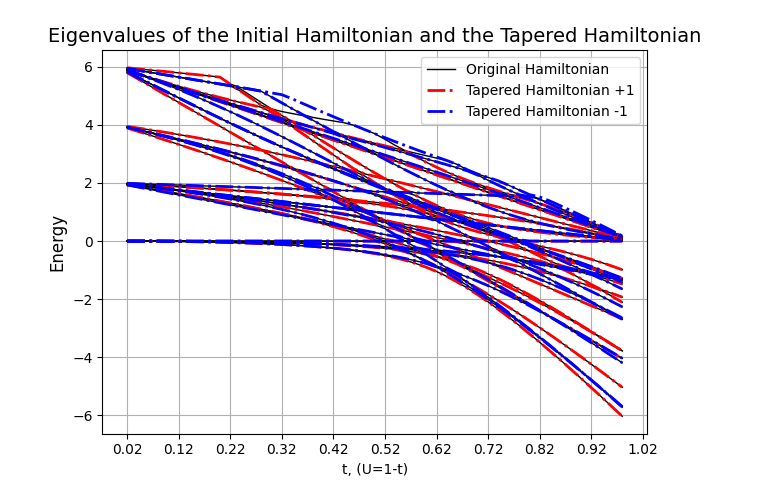
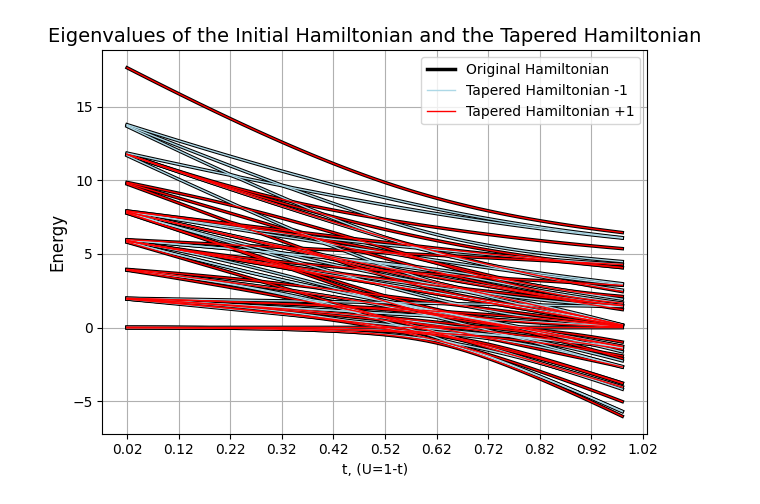
Before and after one commit to qismib/bisqt, a Jupyter notebook: notebooks/Eigenvalues_Original_Tapered_Hamiltonians.ipynb, the cells around one changed output. Saved outputs shown, nothing was run; the diff lists cells and outputs as text; code cells hidden in the pictures.

Commit message:
Eigevalues Original adn Tapered Hamiltonians

```diff
--- a/notebooks/Eigenvalues_Original_Tapered_Hamiltonians.ipynb
+++ b/notebooks/Eigenvalues_Original_Tapered_Hamiltonians.ipynb
@@ -52,9 +52,9 @@ for u in Us:
 
     H_eigvals_array = eigvals(H_q_matrix)
 
-    H_eigvals_const = sorted([e for e in H_eigvals_array if e <7]) #original Hamiltonian eigenvalues selection
+    eigs_H = sorted(H_eigvals_array) #original Hamiltonian eigenvalues selection
 
-    H_eigvals.append(H_eigvals_const)
+    H_eigvals.append(eigs_H)
 
     #tapering
     H = PauliwordOp.from_qiskit(H_q)
@@ -69,9 +69,9 @@ for u in Us:
     H_tap_p_sparse_array =  H_tap_p_sparse_matrix.toarray()
 
     H_tap_p_eigvals = eigvals(H_tap_p_sparse_array) #eigenvalues tapered Hamiltonian using +1
-    eigs_const_pos = sorted([e for e in H_tap_p_eigvals if e <7])#+1  tapered Hamiltonian eigenvalues selection
+    eigs_pos = sorted( H_tap_p_eigvals)#+1  tapered Hamiltonian eigenvalues selection
 
-    H_tap_pos_eigvals.append(eigs_const_pos)
+    H_tap_pos_eigvals.append(eigs_pos)
 
     sec_array = [-1]
     H_tap_n= taper_hamiltonian.taper_it(sector=sec_array)
@@ -80,9 +80,9 @@ for u in Us:
     H_tap_n_sparse_array =  H_tap_n_sparse_matrix.toarray()
 
     H_tap_n_eigvals = eigvals(H_tap_n_sparse_array)#eigenvalues tapered Hamiltonian using -1
-    eigs_const_neg = sorted([e for e in H_tap_n_eigvals if e <7])#-1  tapered Hamiltonian eigenvalues selection
+    eigs_neg = sorted( H_tap_n_eigvals)#-1  tapered Hamiltonian eigenvalues selection
 
-    H_tap_neg_eigvals.append(eigs_const_neg)
+    H_tap_neg_eigvals.append(eigs_neg)
 # %%
 
 x_values = Us
@@ -91,39 +91,44 @@ y_values_p = np.real(H_tap_pos_eigvals)
 y_values_n = np.real(H_tap_neg_eigvals)
 
 
 import matplotlib.pyplot as plt
 
 # Plot original Hamiltonian eigenvalues
 for j in range(len(y_values[0])):
     x_points = x_values
     y_points = [y_values[i][j] for i in range(len(x_values))]
-    plt.plot(x_points, y_points, label='Original Hamiltonian' if j == 0 else '', color='black', linewidth=1)
+    plt.plot(x_points, y_points, label='Original Hamiltonian' if j == 0 else '', color='black', linewidth=2.5)
+
+
+# Plot -1  tapered Hamiltonian eigenvalues
+for j in range(len(y_values_n[0])):
+    x_points = x_values
+    y_points = [y_values_n[i][j] for i in range(len(x_values))]
+    plt.plot(x_points, y_points, label='Tapered Hamiltonian -1' if j == 0 else '', color='lightblue', linewidth=1)
+
+
 
 # Plot +1 tapered Hamiltonian eigenvalues
 for j in range(len(y_values_p[0])):
     x_points = x_values
     y_points = [y_values_p[i][j] for i in range(len(x_values))]
-    plt.plot(x_points, y_points, label='Tapered Hamiltonian +1' if j == 0 else '', linestyle='-.',color='red', linewidth=2)
+    plt.plot(x_points, y_points, label='Tapered Hamiltonian +1' if j == 0 else '',color='red', linewidth=1)
 
-# Plot -1  tapered Hamiltonian eigenvalues
-for j in range(len(y_values_n[0])):
-    x_points = x_values
-    y_points = [y_values_n[i][j] for i in range(len(x_values))]
-    plt.plot(x_points, y_points, label='Tapered Hamiltonian -1' if j == 0 else '', linestyle='-.',color='blue', linewidth=2)
+
 
 
 
 plt.xlabel("t, (U=1-t)")
 plt.ylabel('Energy', fontsize=12)
 plt.xticks(np.arange(min(x_values), max(x_values) + 0.1, 0.1), fontsize=10)
 plt.title('Eigenvalues of the Initial Hamiltonian and the Tapered Hamiltonian', fontsize=14)
 plt.legend(loc='upper right', fontsize='medium')
 plt.grid(True)
 plt.tight_layout()
 #plt.figure(figsize=(24, 16))  # Dimensioni della figura raddoppiate
 
 # Salvataggio e visualizzazione del grafico
-plt.savefig("C:\\Users\\User\\OneDrive\\Desktop\\Martina\\Tesi\\Immagini Tesi\\Eigenvalues_tap.png")
+plt.savefig("C:\\Users\\User\\OneDrive\\Desktop\\Martina\\Tesi\\Immagini Tesi\\Eigenvalues_tap.pdf")
 plt.show()
 # %% [output]
-[figure, old version]
+[figure, new version]
```
